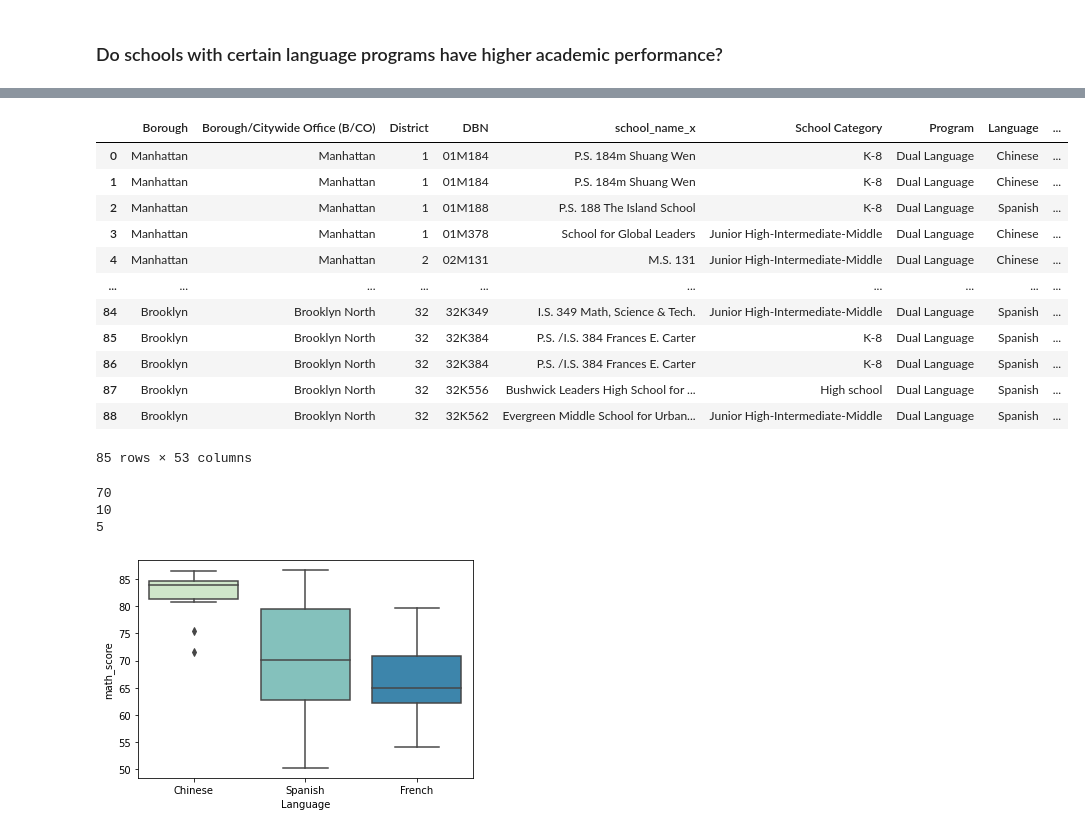
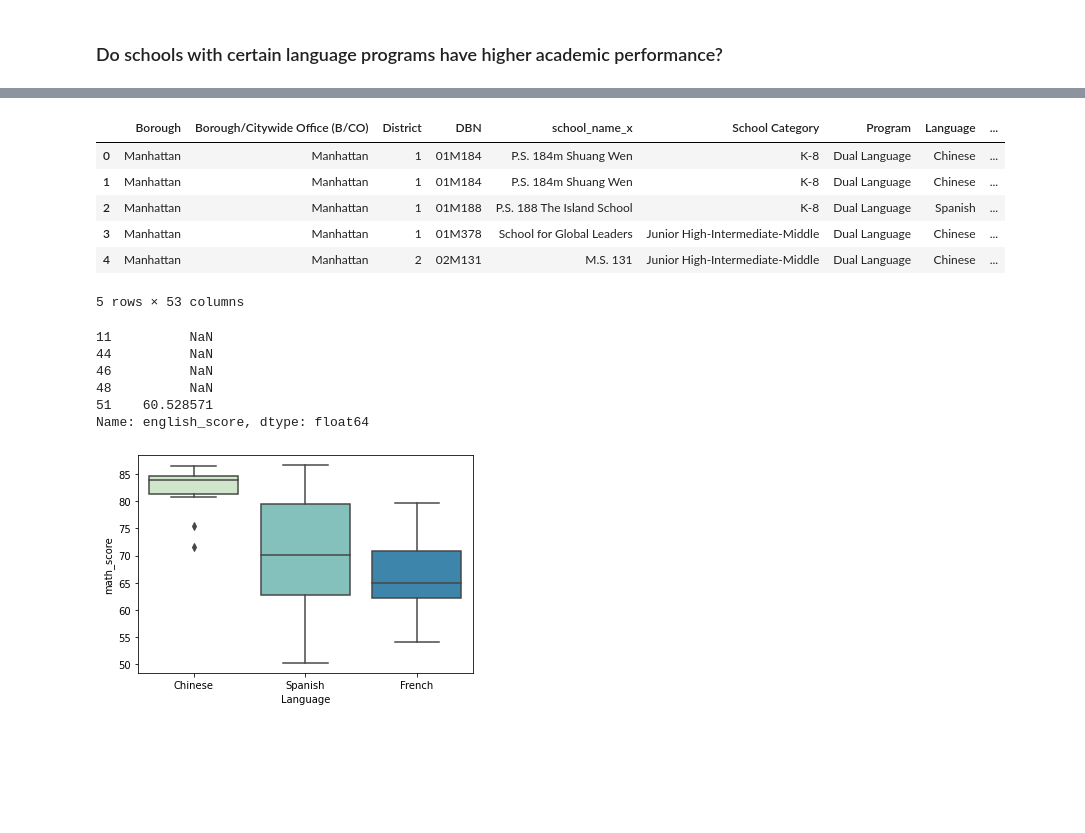
Before and after one commit to gaby-chu/info2950, a Jupyter notebook: project/academic_data.ipynb, the cells around one changed output, grey strips where cells are left out. Drawn from its saved outputs; the diff is of its cells as text; code cells hidden in the pictures; blank space fills up the shorter version.

```diff
--- a/project/academic_data.ipynb
+++ b/project/academic_data.ipynb
@@ -11,0 +156,5 @@ from sklearn.cluster import KMeans
+# %%
+# MERGE:
+bilingual_demographic_data = pd.merge(bilingual_data, demographic_data, on="DBN")
+# bilingual_demographic[3:200:5]
+bilingual_demographic_data
@@ -13,3 +176,34 @@ from sklearn.cluster import KMeans
 bilingual_demographic_data.to_csv('bilingual_demographic-data.csv', index=False)
 # %% [markdown]
 ### Exploratory Data Analysis
+# %%
+"""Mean, correlation, standard deviation,
+what is dataset capable of,
+do calculations + histograms + charts if u can,
+write a lot + explain what you’re doing as you go"""
+
+num_race_data = bilingual_demographic_data[['# Asian', '# Black', '# Hispanic', '# Multiple Race Categories Not Represented', '# White']]
+
+percent_race_data = bilingual_demographic_data[['% Asian', '% Black', '% Hispanic', '% Multiple Race Categories Not Represented', '% White']]
+
+#demographic data for one school (with DBN 01M020 specifically)
+specific_percent_race_data = bilingual_demographic_data.loc[0, ['% Asian', '% Black', '% Hispanic', '% Multiple Race Categories Not Represented', '% White']]
+specific_percent_race_data.describe()
+specific_percent_race_data.plot.bar()
+plt.title("Example Demographic Data for 01M020")
+plt.show()
+
+
+languages = bilingual_demographic_data['Language'].unique()
+languages = sorted(languages)
+print("All Languages Available: ", languages)
+print(len(languages))
+
+display(bilingual_demographic_data.groupby("Language").DBN)
+# bilingual_demographic_data.head()
+
+
+# SOME OTHER IDEAS:
+# (most common) ethnic breakdown in each school vs. language –– graph?
+# group schools by language + see the average ethnic breakdown
+# line graph for correlation/linear regression
@@ -86,20 +620,14 @@ mean_subject_scores = mean_subject_scores.transpose()
 # %%
 # merge bilingual data and mean subject scores to perform data analysis
 
 academic_performance_data = bilingual_demographic_data.merge(mean_subject_scores, on = "DBN")
 academic_performance_data = academic_performance_data.loc[(academic_performance_data['Language'] == 'Spanish') | (academic_performance_data['Language'] == 'Chinese') | (academic_performance_data['Language'] == 'French')]
-display(academic_performance_data)
+academic_performance_data.head()
 # %% [output]
 |  | Borough | Borough/Citywide Office (B/CO) | District | DBN | school_name_x | School Category | Program | Language | ... |
 | 0 | Manhattan | Manhattan | 1 | 01M184 | P.S. 184m Shuang Wen | K-8 | Dual Language | Chinese | ... |
 | 1 | Manhattan | Manhattan | 1 | 01M184 | P.S. 184m Shuang Wen | K-8 | Dual Language | Chinese | ... |
 | 2 | Manhattan | Manhattan | 1 | 01M188 | P.S. 188 The Island School | K-8 | Dual Language | Spanish | ... |
 | 3 | Manhattan | Manhattan | 1 | 01M378 | School for Global Leaders | Junior High-Intermediate-Middle | Dual Language | Chinese | ... |
 | 4 | Manhattan | Manhattan | 2 | 02M131 | M.S. 131 | Junior High-Intermediate-Middle | Dual Language | Chinese | ... |
-| ... | ... | ... | ... | ... | ... | ... | ... | ... | ... |
-| 84 | Brooklyn | Brooklyn North | 32 | 32K349 | I.S. 349 Math, Science & Tech. | Junior High-Intermediate-Middle | Dual Language | Spanish | ... |
-| 85 | Brooklyn | Brooklyn North | 32 | 32K384 | P.S. /I.S. 384 Frances E. Carter | K-8 | Dual Language | Spanish | ... |
-| 86 | Brooklyn | Brooklyn North | 32 | 32K384 | P.S. /I.S. 384 Frances E. Carter | K-8 | Dual Language | Spanish | ... |
-| 87 | Brooklyn | Brooklyn North | 32 | 32K556 | Bushwick Leaders High School for ... | High school | Dual Language | Spanish | ... |
-| 88 | Brooklyn | Brooklyn North | 32 | 32K562 | Evergreen Middle School for Urban... | Junior High-Intermediate-Middle | Dual Language | Spanish | ... |
-85 rows × 53 columns
+5 rows × 53 columns
@@ -107,17 +637,19 @@ display(academic_performance_data)
 spanish_academic_performance = academic_performance_data.loc[academic_performance_data['Language'] == 'Spanish']
 chinese_academic_performance = academic_performance_data.loc[academic_performance_data['Language'] == 'Chinese']
 french_academic_performance = academic_performance_data.loc[academic_performance_data['Language'] == 'French']
-print(len(spanish_academic_performance))
-print(len(chinese_academic_performance))
-print(len(french_academic_performance))
+
+display(french_academic_performance['english_score'])
 
 spanish_math = spanish_academic_performance['math_score']
 chinese_math = chinese_academic_performance['math_score']
 french_math = french_academic_performance['math_score']
 # %% [output]
-70
-10
-5
+11          NaN
+44          NaN
+46          NaN
+48          NaN
+51    60.528571
+Name: english_score, dtype: float64
 # %%
 sns.boxplot(x='Language',y='math_score',data=academic_performance_data, palette='GnBu');
 # %% [output]
```
Also changed, not shown: parts of 34 cells of this notebook, 1 other file.
